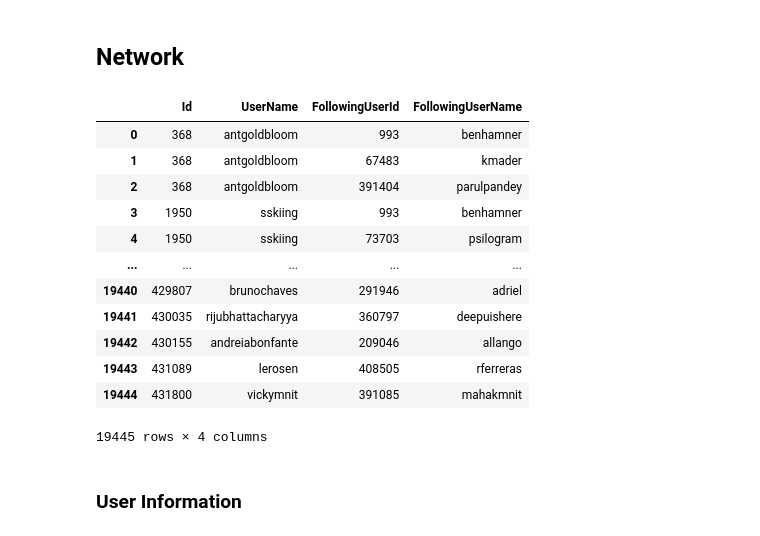
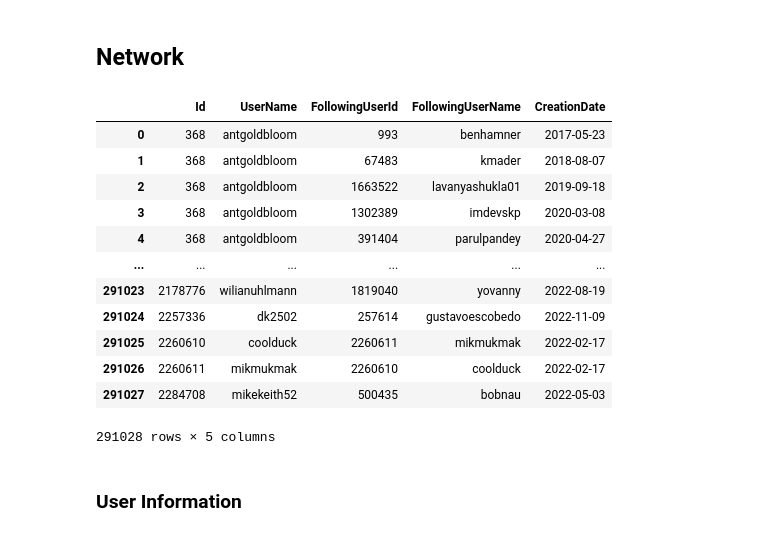
Before and after one commit to KevMCh/KaggleMetaData, a Jupyter notebook: src/User_Network.ipynb, the cells around one changed output. Drawn from its saved outputs; the diff is of its cells as text; code cells hidden in the pictures.

```diff
--- a/src/User_Network.ipynb
+++ b/src/User_Network.ipynb
@@ -96,30 +85,31 @@ organizations.head()
 # %% [markdown]
 ## Network
 # %%
-network = userFollowers[["UserId", "FollowingUserId"]]
+network = userFollowers[["UserId", "FollowingUserId", "CreationDate"]]
 
 network = pd.merge(network, users[["Id", "UserName"]], left_on="FollowingUserId", right_on="Id")
 network = network.drop(["Id"], axis=1)
 network = network.rename(columns={"UserName": "FollowingUserName"})
 
 network = pd.merge(network, users, left_on="UserId", right_on="Id")
-network = network[["Id", "UserName",	"FollowingUserId", "FollowingUserName"]]
+network = network[["Id", "UserName",	"FollowingUserId", "FollowingUserName", "CreationDate"]]
 
+network['CreationDate'] = pd.to_datetime(network['CreationDate'], format='%m/%d/%Y')
 network
 # %% [output]
-|  | Id | UserName | FollowingUserId | FollowingUserName |
-| 0 | 368 | antgoldbloom | 993 | benhamner |
-| 1 | 368 | antgoldbloom | 67483 | kmader |
-| 2 | 368 | antgoldbloom | 391404 | parulpandey |
-| 3 | 1950 | sskiing | 993 | benhamner |
-| 4 | 1950 | sskiing | 73703 | psilogram |
-| ... | ... | ... | ... | ... |
-| 19440 | 429807 | brunochaves | 291946 | adriel |
-| 19441 | 430035 | rijubhattacharyya | 360797 | deepuishere |
-| 19442 | 430155 | andreiabonfante | 209046 | allango |
-| 19443 | 431089 | lerosen | 408505 | rferreras |
-| 19444 | 431800 | vickymnit | 391085 | mahakmnit |
+|  | Id | UserName | FollowingUserId | FollowingUserName | CreationDate |
+| 0 | 368 | antgoldbloom | 993 | benhamner | 2017-05-23 |
+| 1 | 368 | antgoldbloom | 67483 | kmader | 2018-08-07 |
+| 2 | 368 | antgoldbloom | 1663522 | lavanyashukla01 | 2019-09-18 |
+| 3 | 368 | antgoldbloom | 1302389 | imdevskp | 2020-03-08 |
+| 4 | 368 | antgoldbloom | 391404 | parulpandey | 2020-04-27 |
+| ... | ... | ... | ... | ... | ... |
+| 291023 | 2178776 | wilianuhlmann | 1819040 | yovanny | 2022-08-19 |
+| 291024 | 2257336 | dk2502 | 257614 | gustavoescobedo | 2022-11-09 |
+| 291025 | 2260610 | coolduck | 2260611 | mikmukmak | 2022-02-17 |
+| 291026 | 2260611 | mikmukmak | 2260610 | coolduck | 2022-02-17 |
+| 291027 | 2284708 | mikekeith52 | 500435 | bobnau | 2022-05-03 |
-19445 rows × 4 columns
+291028 rows × 5 columns
 # %%
 network.to_csv('Network.csv')
 # %% [markdown]
```
Also changed, not shown: parts of 19 cells of this notebook, 13 other files.
